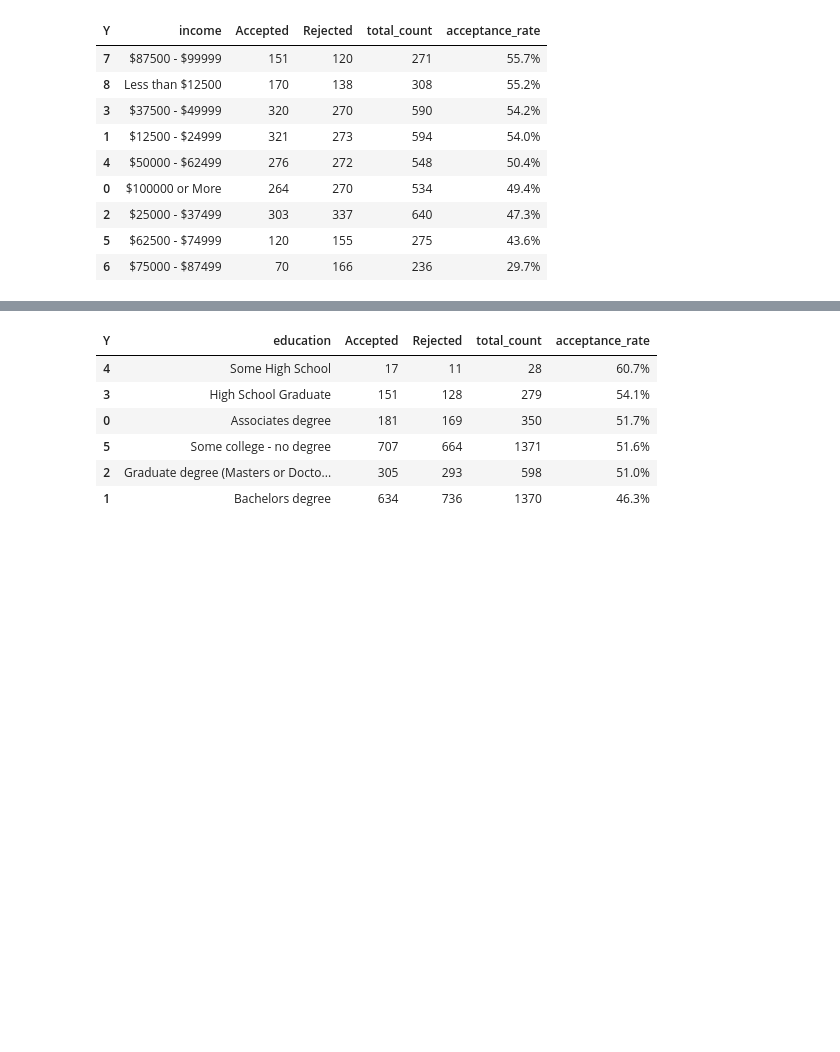
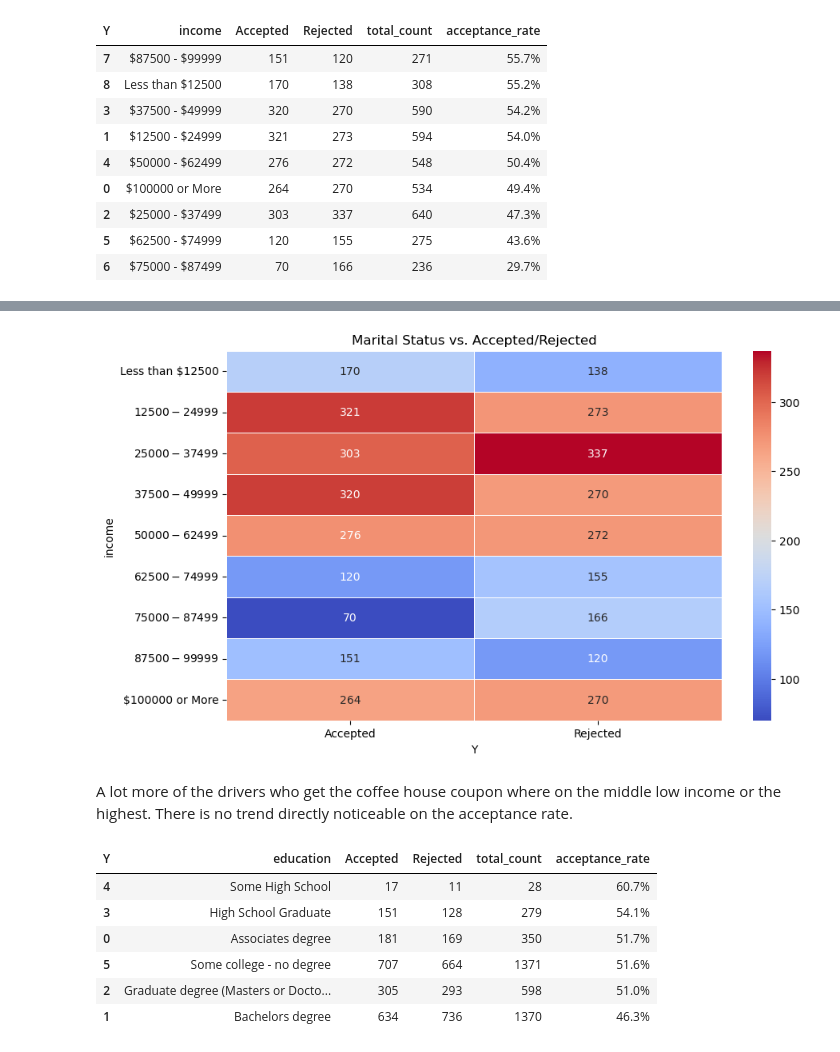
Before and after one commit to justaurelia/ML_AI_work, a Jupyter notebook: main_notebook.ipynb, the cells around one changed output, grey strips where cells are left out. Cells and saved outputs as stored; diff of their text form; code cells hidden in the pictures; blank space fills up the shorter version.

Commit message:
add plots

```diff
--- a/main_notebook.ipynb
+++ b/main_notebook.ipynb
@@ -811,7 +816,8 @@ plt.show()
 # %% [output]
 [figure]
 # %%
-calculate_acceptance_rate_by_group('income',coffee_df)
+income_coffee_df = calculate_acceptance_rate_by_group('income',coffee_df)
+income_coffee_df
 # %% [output]
 | Y | income | Accepted | Rejected | total_count | acceptance_rate |
 | 7 | $87500 - $99999 | 151 | 120 | 271 | 55.7% |
@@ -823,3 +829,23 @@ calculate_acceptance_rate_by_group('income',coffee_df)
 | 2 | $25000 - $37499 | 303 | 337 | 640 | 47.3% |
 | 5 | $62500 - $74999 | 120 | 155 | 275 | 43.6% |
 | 6 | $75000 - $87499 | 70 | 166 | 236 | 29.7% |
+# %%
+# Order by income to be more readable
+order = [
+    'Less than $12500',
+    '$12500 - $24999',
+    '$25000 - $37499',
+    '$37500 - $49999',
+    '$50000 - $62499',
+    '$62500 - $74999',
+    '$75000 - $87499',
+    '$87500 - $99999',
+    '$100000 or More'
+]
+# Convert 'income' column to categorical with custom order
+income_coffee_df['income'] = pd.Categorical(income_coffee_df['income'], categories=order, ordered=True)
+
+# Sort DataFrame based on the 'income' column
+income_coffee_df = income_coffee_df.sort_values('income')
+
+income_coffee_df
@@ -826,3 +863,17 @@ calculate_acceptance_rate_by_group('income',coffee_df)
+# %%
+# Select relevant columns
+heatmap_data = income_coffee_df.set_index('income')[['Accepted', 'Rejected']]
+
+# Create the heatmap
+plt.figure(figsize=(10, 6))
+sns.heatmap(heatmap_data, annot=True, fmt='d', cmap='coolwarm', linewidths=.5)
+
+plt.title('Marital Status vs. Accepted/Rejected')
+plt.show()
+# %% [output]
+[figure, added]
+# %% [markdown]
+A lot more of the drivers who get the coffee house coupon where on the middle low income or the highest. There is no trend directly noticeable on the acceptance rate.
 # %%
 calculate_acceptance_rate_by_group('education',coffee_df)
 # %% [output]
```
Also changed, not shown: parts of 8 cells of this notebook.
